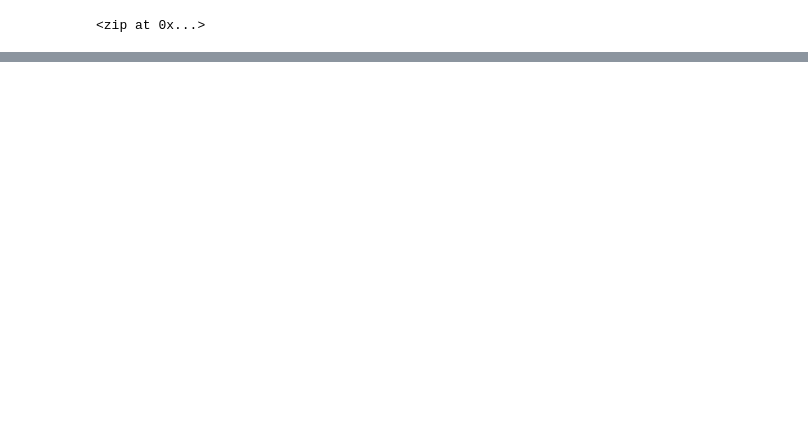
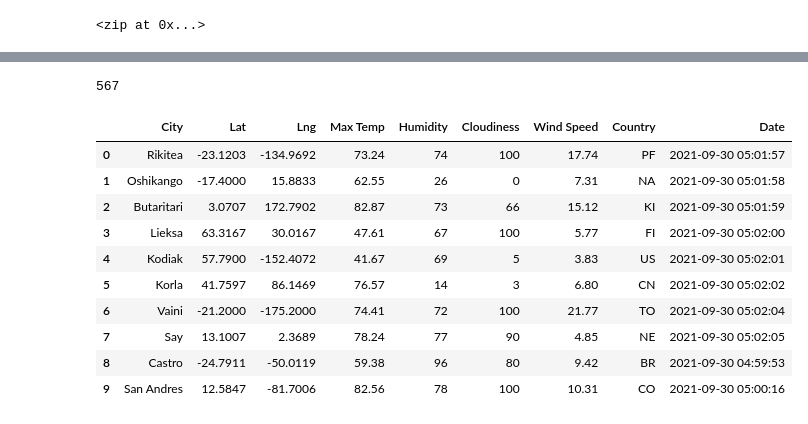
Before and after one commit to AleeAlette1/World_Weather_Analysis, a Jupyter notebook: WeatherPy.ipynb, the cells around one changed output, grey strips where cells are left out. Saved outputs shown, nothing was run; the diff lists cells and outputs as text; code cells hidden in the pictures; blank space fills up the shorter version.

```diff
--- a/WeatherPy.ipynb
+++ b/WeatherPy.ipynb
@@ -33,0 +128,20 @@ len(cities)
+# %%
+len(city_data)
+# %% [output]
+567
+# %%
+# Convert the array of dictionaries to a Pandas DataFrame.
+city_data_df = pd.DataFrame(city_data)
+city_data_df.head(10)
+# %% [output]
+|  | City | Lat | Lng | Max Temp | Humidity | Cloudiness | Wind Speed | Country | Date |
+| 0 | Rikitea | -23.1203 | -134.9692 | 73.24 | 74 | 100 | 17.74 | PF | 2021-09-30 05:01:57 |
+| 1 | Oshikango | -17.4000 | 15.8833 | 62.55 | 26 | 0 | 7.31 | NA | 2021-09-30 05:01:58 |
+| 2 | Butaritari | 3.0707 | 172.7902 | 82.87 | 73 | 66 | 15.12 | KI | 2021-09-30 05:01:59 |
+| 3 | Lieksa | 63.3167 | 30.0167 | 47.61 | 67 | 100 | 5.77 | FI | 2021-09-30 05:02:00 |
+| 4 | Kodiak | 57.7900 | -152.4072 | 41.67 | 69 | 5 | 3.83 | US | 2021-09-30 05:02:01 |
+| 5 | Korla | 41.7597 | 86.1469 | 76.57 | 14 | 3 | 6.80 | CN | 2021-09-30 05:02:02 |
+| 6 | Vaini | -21.2000 | -175.2000 | 74.41 | 72 | 100 | 21.77 | TO | 2021-09-30 05:02:04 |
+| 7 | Say | 13.1007 | 2.3689 | 78.24 | 77 | 90 | 4.85 | NE | 2021-09-30 05:02:05 |
+| 8 | Castro | -24.7911 | -50.0119 | 59.38 | 96 | 80 | 9.42 | BR | 2021-09-30 04:59:53 |
+| 9 | San Andres | 12.5847 | -81.7006 | 82.56 | 78 | 100 | 10.31 | CO | 2021-09-30 05:00:16 |
```
Also changed, not shown: parts of 9 cells of this notebook, 3 other files.
